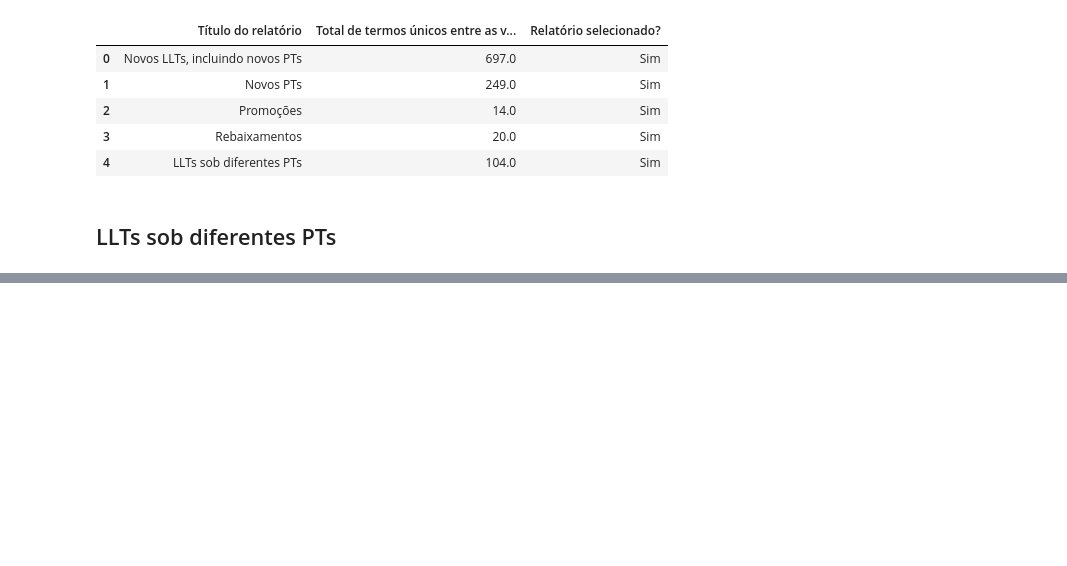
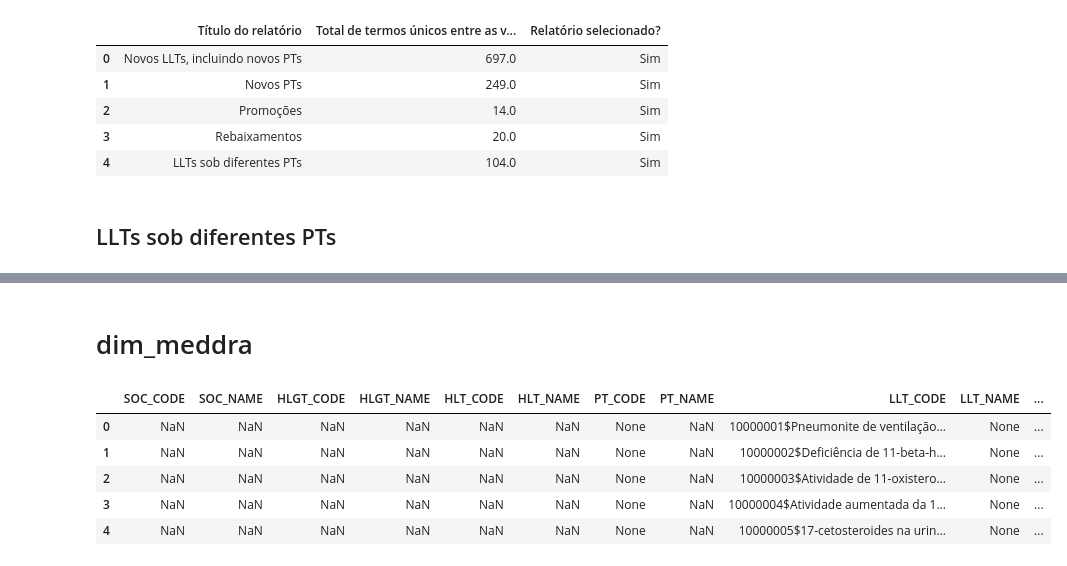
Before and after one commit to mlab-inf-ufrgs/vigimed, a Jupyter notebook: eda/eda_meddra.ipynb, the cells around one changed output, grey strips where cells are left out. Cells and saved outputs as stored; diff of their text form; code cells hidden in the pictures; blank space fills up the shorter version.

Commit message:
indicacao_meddra v0

```diff
--- a/eda/eda_meddra.ipynb
+++ b/eda/eda_meddra.ipynb
@@ -45,3 +42,5 @@ llt_pt.head()
 | 2 | 10001192 | Adenocarcinoma da cárdia em estág... | 10001150 | Adenocarcinoma gástrico | 10001155 | Adenocarcinoma gástrico em estági... | ou Vigente |
 | 3 | 10001193 | Adenocarcinoma da cárdia em estág... | 10001150 | Adenocarcinoma gástrico | 10001156 | Adenocarcinoma gástrico em estági... | ou Vigente |
 | 4 | 10001195 | Adenocarcinoma da cárdia em estág... | 10001150 | Adenocarcinoma gástrico | 10092541 | Adenocarcinoma gástrico em estági... | ou Vigente |
+# %% [markdown]
+# dim_meddra
@@ -47,0 +107,9 @@ llt_pt.head()
+# %%
+dim_soc_llt.head()
+# %% [output]
+|  | SOC_CODE | SOC_NAME | HLGT_CODE | HLGT_NAME | HLT_CODE | HLT_NAME | PT_CODE | PT_NAME | LLT_CODE | LLT_NAME | ... |
+| 0 | NaN | NaN | NaN | NaN | NaN | NaN | None | NaN | 10000001$Pneumonite de ventilação... | None | ... |
+| 1 | NaN | NaN | NaN | NaN | NaN | NaN | None | NaN | 10000002$Deficiência de 11-beta-h... | None | ... |
+| 2 | NaN | NaN | NaN | NaN | NaN | NaN | None | NaN | 10000003$Atividade de 11-oxistero... | None | ... |
+| 3 | NaN | NaN | NaN | NaN | NaN | NaN | None | NaN | 10000004$Atividade aumentada da 1... | None | ... |
+| 4 | NaN | NaN | NaN | NaN | NaN | NaN | None | NaN | 10000005$17-cetosteroides na urin... | None | ... |
```
Also changed, not shown: parts of 7 cells of this notebook, 5 other files.
